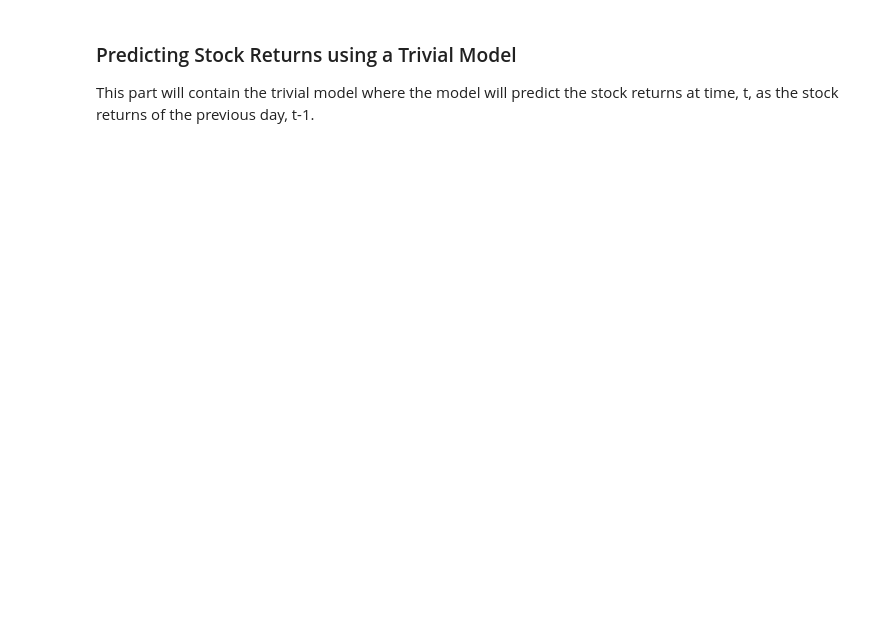
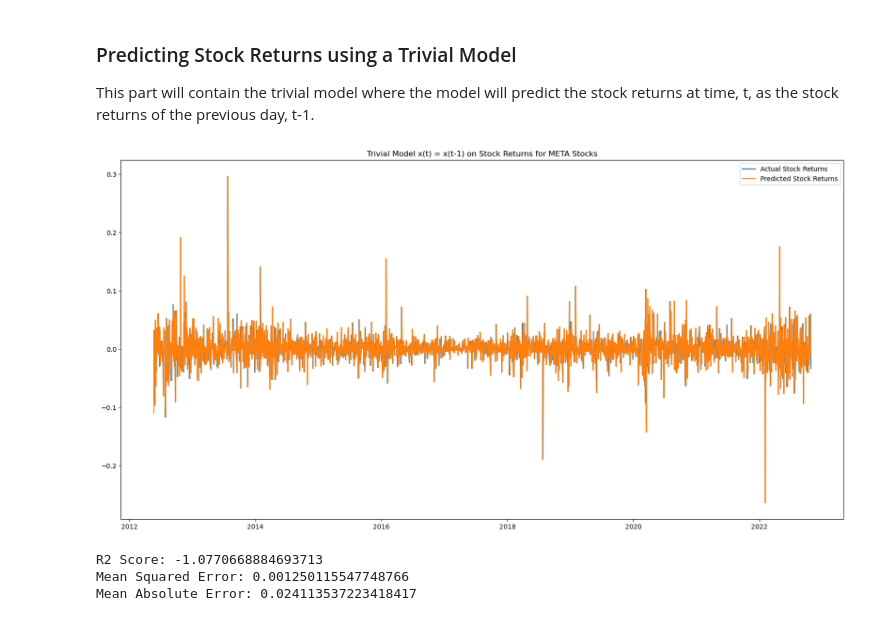
Before and after one commit to eltontay/Stock-Returns-Prediction-ML-Textual-Analysis, a Jupyter notebook: Data-Model/trivial_model.ipynb, the cells around one changed output. Drawn from its saved outputs; the diff is of its cells as text; code cells hidden in the pictures; blank space fills up the shorter version.

```diff
--- a/Data-Model/trivial_model.ipynb
+++ b/Data-Model/trivial_model.ipynb
@@ -70,3 +71,30 @@ Mean Absolute Error: 2.307943720356345
 ### Predicting Stock Returns using a Trivial Model
 
 This part will contain the trivial model where the model will predict the stock returns at time, t, as the stock returns of the previous day, t-1.
+# %%
+def getReturns(closingPrices):
+  return pd.concat([pd.Series(np.nan), closingPrices.diff().reset_index(drop=True)[1:].reset_index(drop=True).div(closingPrices[:-1].reset_index(drop=True))]).reset_index(drop=True)
+
+meta_historical_returns = getReturns(meta_historical['Close'])
+meta_historical_returns.index = meta_historical.index
+meta_historical['Returns'] = meta_historical_returns
+meta_historical = meta_historical[1:]
+# %%
+meta_historical_returns_prediction = meta_historical_returns[1:-1]
+meta_actual_returns = meta_historical_returns[2:]
+
+plt.plot(meta_historical_returns.index[2:], meta_actual_returns, label='Actual Stock Returns')
+plt.plot(meta_historical_returns.index[2:], meta_historical_returns_prediction, label='Predicted Stock Returns')
+plt.title("Trivial Model x(t) = x(t-1) on Stock Returns for META Stocks")
+plt.legend()
+plt.show()
+# %% [output]
+[figure, added]
+# %%
+print("R2 Score:" ,r2_score(meta_actual_returns, meta_historical_returns_prediction))
+print("Mean Squared Error:", mean_squared_error(meta_actual_returns, meta_historical_returns_prediction))
+print("Mean Absolute Error:", mean_absolute_error(meta_actual_returns, meta_historical_returns_prediction))
+# %% [output]
+R2 Score: -1.0770668884693713
+Mean Squared Error: 0.001250115547748766
+Mean Absolute Error: 0.024113537223418417
```
Also changed, not shown: parts of 3 cells of this notebook.
